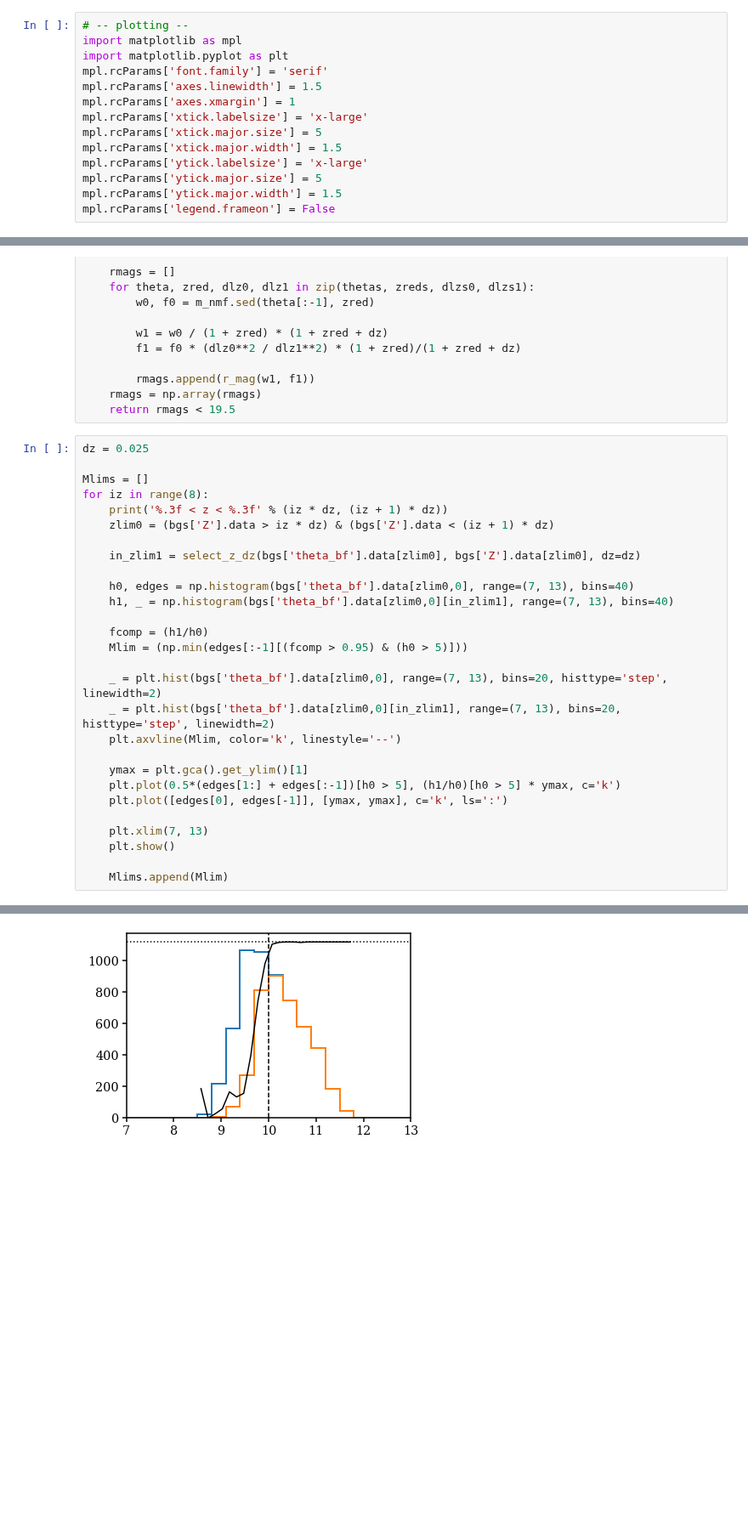
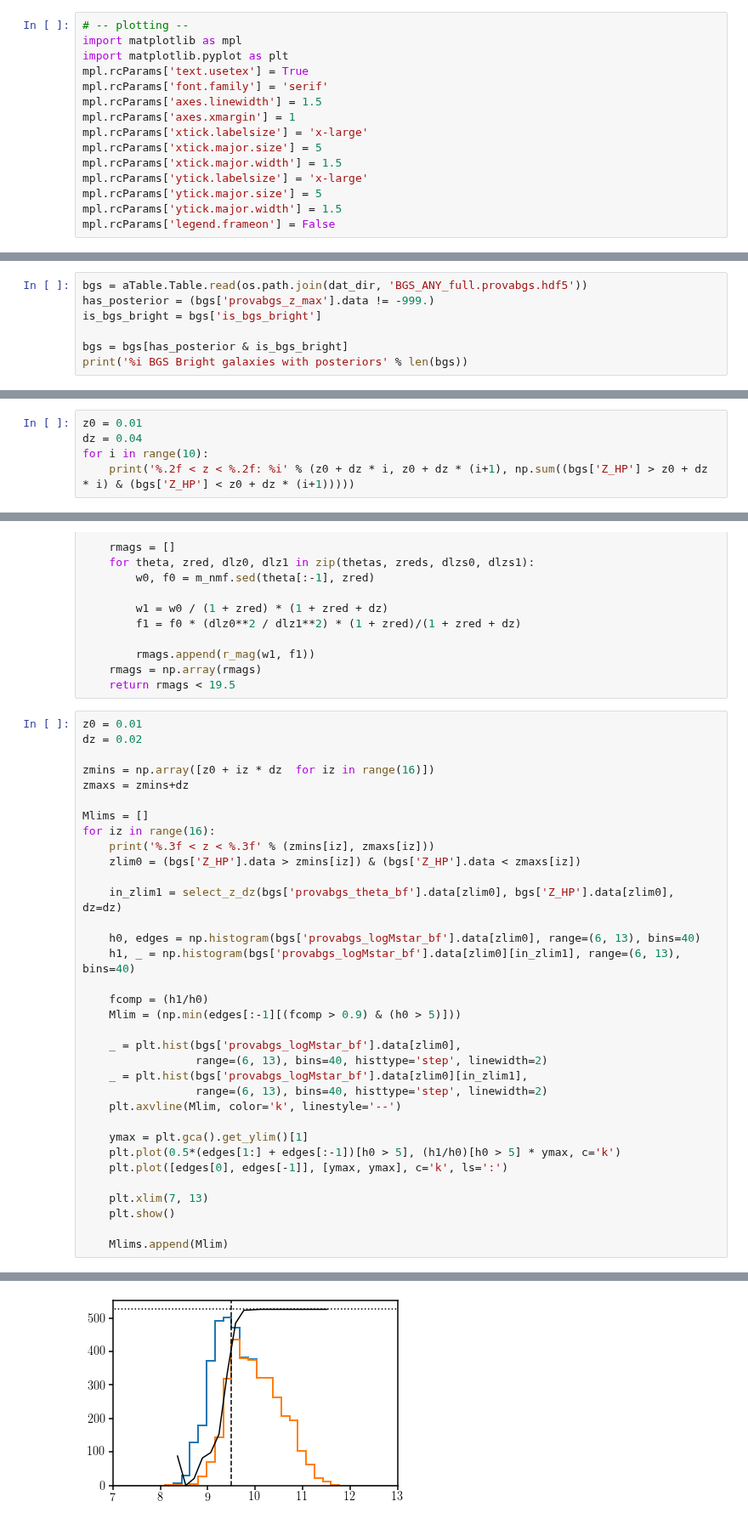
Before and after one commit to changhoonhahn/provabgs, a Jupyter notebook: svda/nb/mstar_completeness.ipynb, the cells around one changed output, grey strips where cells are left out. Shown at 85% size. Cells and saved outputs as stored; diff of their text form; blank space fills up the shorter version.

Commit message:
stellar mass completeness derived for update dBGS bright provabgs sample

```diff
--- a/svda/nb/mstar_completeness.ipynb
+++ b/svda/nb/mstar_completeness.ipynb
@@ -14,6 +24,7 @@ from speclite import filters as specFilter
 # -- plotting --
 import matplotlib as mpl
 import matplotlib.pyplot as plt
+mpl.rcParams['text.usetex'] = True
 mpl.rcParams['font.family'] = 'serif'
 mpl.rcParams['axes.linewidth'] = 1.5
 mpl.rcParams['axes.xmargin'] = 1
@@ -35,0 +42,7 @@ print('%i galaxies' % len(bgs))
+# %%
+bgs = aTable.Table.read(os.path.join(dat_dir, 'BGS_ANY_full.provabgs.hdf5'))
+has_posterior = (bgs['provabgs_z_max'].data != -999.)
+is_bgs_bright = bgs['is_bgs_bright']
+
+bgs = bgs[has_posterior & is_bgs_bright]
+print('%i BGS Bright galaxies with posteriors' % len(bgs))
@@ -46,0 +65,5 @@ sub.set_ylim(6.5, 13.)
+# %%
+z0 = 0.01
+dz = 0.04
+for i in range(10):
+    print('%.2f < z < %.2f: %i' % (z0 + dz * i, z0 + dz * (i+1), np.sum((bgs['Z_HP'] > z0 + dz * i) & (bgs['Z_HP'] < z0 + dz * (i+1)))))
@@ -76,23 +122,29 @@ def select_z_dz(thetas, zreds, dz=0.025):
     rmags = np.array(rmags)
     return rmags < 19.5
 # %%
-dz = 0.025
+z0 = 0.01
+dz = 0.02
+
+zmins = np.array([z0 + iz * dz  for iz in range(16)])
+zmaxs = zmins+dz
 
 Mlims = []
-for iz in range(8):
-    print('%.3f < z < %.3f' % (iz * dz, (iz + 1) * dz))
-    zlim0 = (bgs['Z'].data > iz * dz) & (bgs['Z'].data < (iz + 1) * dz)
+for iz in range(16):
+    print('%.3f < z < %.3f' % (zmins[iz], zmaxs[iz]))
+    zlim0 = (bgs['Z_HP'].data > zmins[iz]) & (bgs['Z_HP'].data < zmaxs[iz])
 
-    in_zlim1 = select_z_dz(bgs['theta_bf'].data[zlim0], bgs['Z'].data[zlim0], dz=dz)
+    in_zlim1 = select_z_dz(bgs['provabgs_theta_bf'].data[zlim0], bgs['Z_HP'].data[zlim0], dz=dz)
 
-    h0, edges = np.histogram(bgs['theta_bf'].data[zlim0,0], range=(7, 13), bins=40)
-    h1, _ = np.histogram(bgs['theta_bf'].data[zlim0,0][in_zlim1], range=(7, 13), bins=40)
+    h0, edges = np.histogram(bgs['provabgs_logMstar_bf'].data[zlim0], range=(6, 13), bins=40)
+    h1, _ = np.histogram(bgs['provabgs_logMstar_bf'].data[zlim0][in_zlim1], range=(6, 13), bins=40)
 
     fcomp = (h1/h0)
-    Mlim = (np.min(edges[:-1][(fcomp > 0.95) & (h0 > 5)]))
+    Mlim = (np.min(edges[:-1][(fcomp > 0.9) & (h0 > 5)]))
 
-    _ = plt.hist(bgs['theta_bf'].data[zlim0,0], range=(7, 13), bins=20, histtype='step', linewidth=2)
-    _ = plt.hist(bgs['theta_bf'].data[zlim0,0][in_zlim1], range=(7, 13), bins=20, histtype='step', linewidth=2)
+    _ = plt.hist(bgs['provabgs_logMstar_bf'].data[zlim0],
+                 range=(6, 13), bins=40, histtype='step', linewidth=2)
+    _ = plt.hist(bgs['provabgs_logMstar_bf'].data[zlim0][in_zlim1],
+                 range=(6, 13), bins=40, histtype='step', linewidth=2)
     plt.axvline(Mlim, color='k', linestyle='--')
 
     ymax = plt.gca().get_ylim()[1]
@@ -112 +164 @@ for iz in range(8):
-[figure, old version]
+[figure, new version]
```
Also changed, not shown: parts of 18 cells of this notebook, 2 other files.
